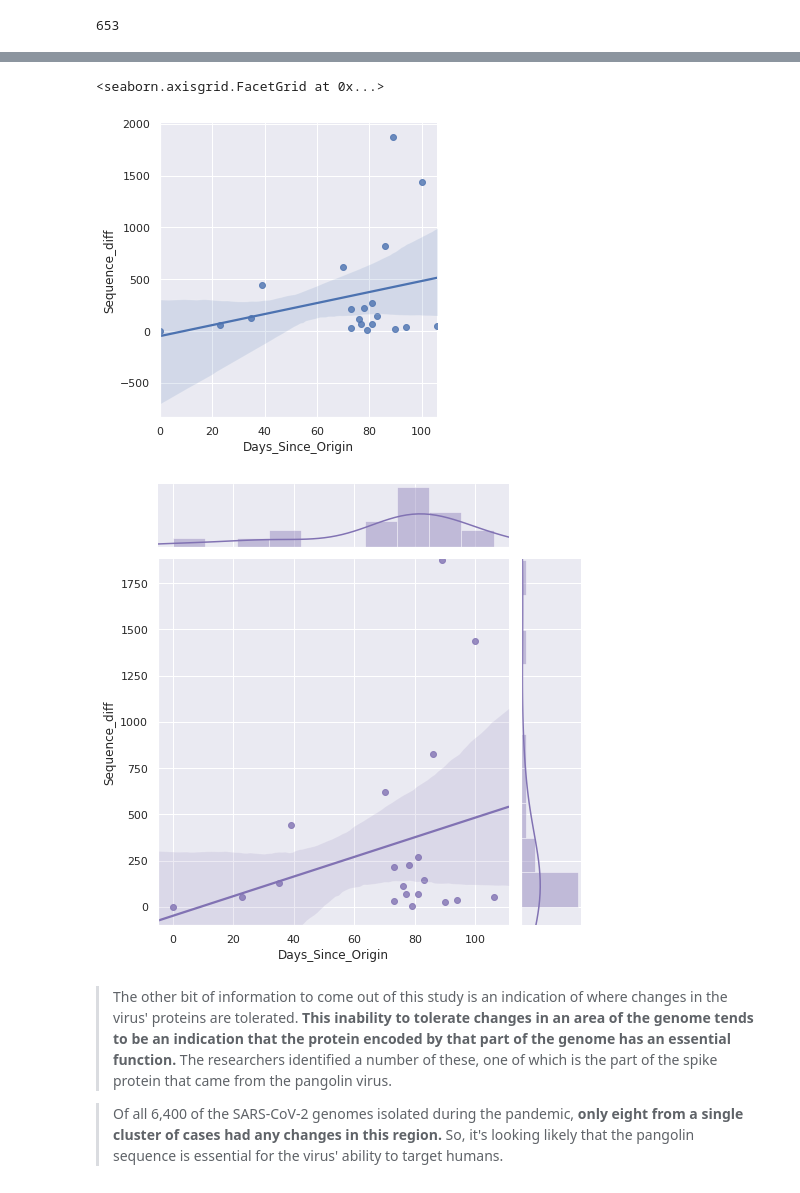
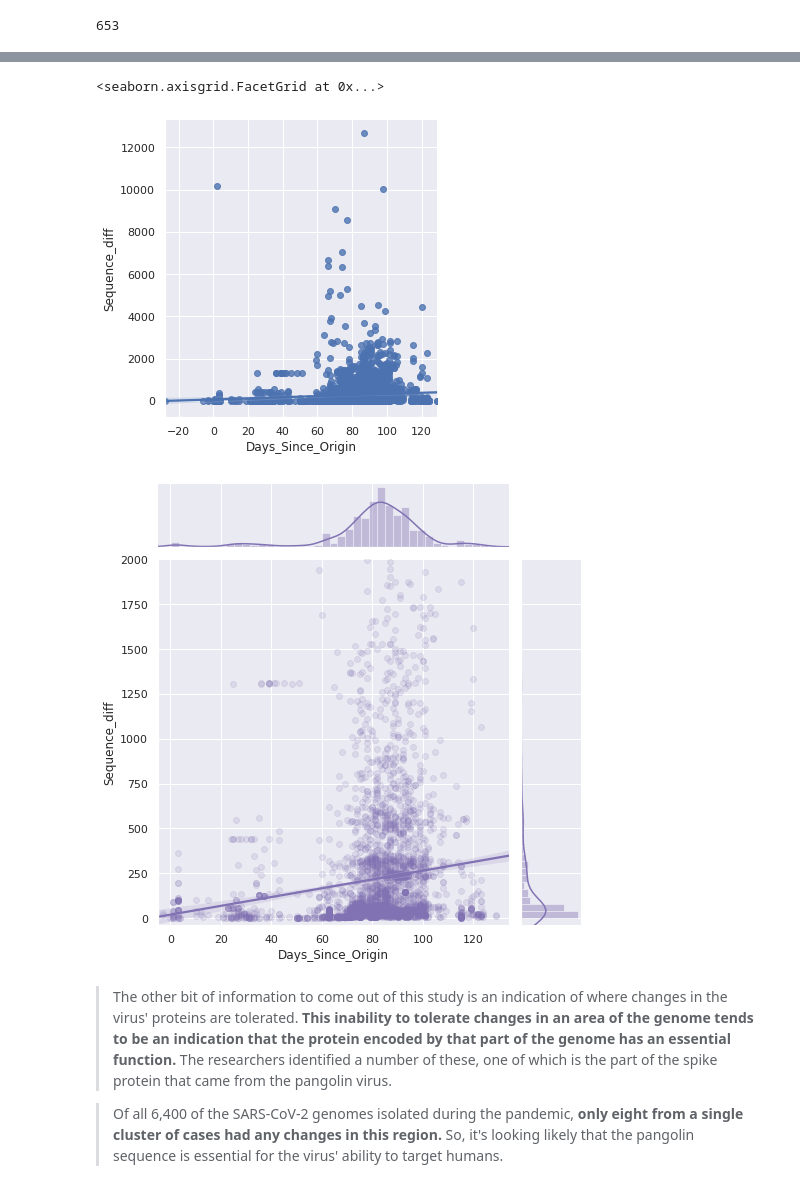
Before and after one commit to lukexyz/DNA-Toolbox, a Jupyter notebook: notebooks/03-COVID19-GlobalAnalysis.ipynb, the cells around one changed output, grey strips where cells are left out. Drawn from its saved outputs; the diff is of its cells as text; code cells hidden in the pictures.

Commit message:
add jointplot to illustrate sequence mutations over time

```diff
--- a/notebooks/03-COVID19-GlobalAnalysis.ipynb
+++ b/notebooks/03-COVID19-GlobalAnalysis.ipynb
@@ -96,7 +96,7 @@ def load_dataset(n_samples='full'):
     df['Days_Since_Origin'] = (df['Collection_Date'] - pd.to_datetime('2019-12-29')).dt.days
     return df.sort_values('Collection_Date', ascending=True).reset_index(drop=True)
 
-df = load_dataset(n_samples=20)
+df = load_dataset(n_samples='full')
 print('Dataframe:', df.shape)
 df.head()
 # %% [output]
@@ -155,16 +154,16 @@ df['Sequence_diff'] = pd.Series(res)
 sns.lmplot(x="Days_Since_Origin", y="Sequence_diff", data=df)
 # %% [output]
 <seaborn.axisgrid.FacetGrid at 0x...>
-[figure, old version]
+[figure, new version]
 # %%
 sns.set(style="darkgrid")
-g = sns.jointplot(x="Days_Since_Origin", y="Sequence_diff", data=df,
+g = sns.jointplot(x="Days_Since_Origin", y="Sequence_diff", data=df[df.Sequence_diff < 2000],
                   kind="reg", truncate=False,
                   xlim=(-5, df.Days_Since_Origin.max()+5),
-                  ylim=(-100, df.Sequence_diff.max()+5),
-                  color="m", height=7)
+                  ylim=(-40, 2000),
+                  color="m", height=7, scatter_kws={'alpha': 0.15})
 # %% [output]
-[figure, old version]
+[figure, new version]
 # %% [markdown]
 > The other bit of information to come out of this study is an indication of where changes in the virus' proteins are tolerated. **This inability to tolerate changes in an area of the genome tends to be an indication that the protein encoded by that part of the genome has an essential function.** The researchers identified a number of these, one of which is the part of the spike protein that came from the pangolin virus.
 
```
Also changed, not shown: parts of 2 cells of this notebook.
